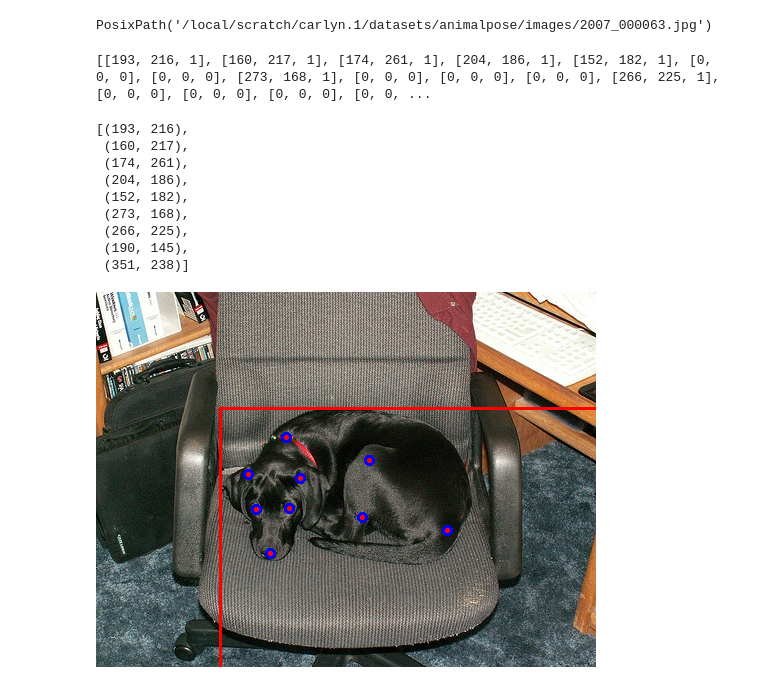
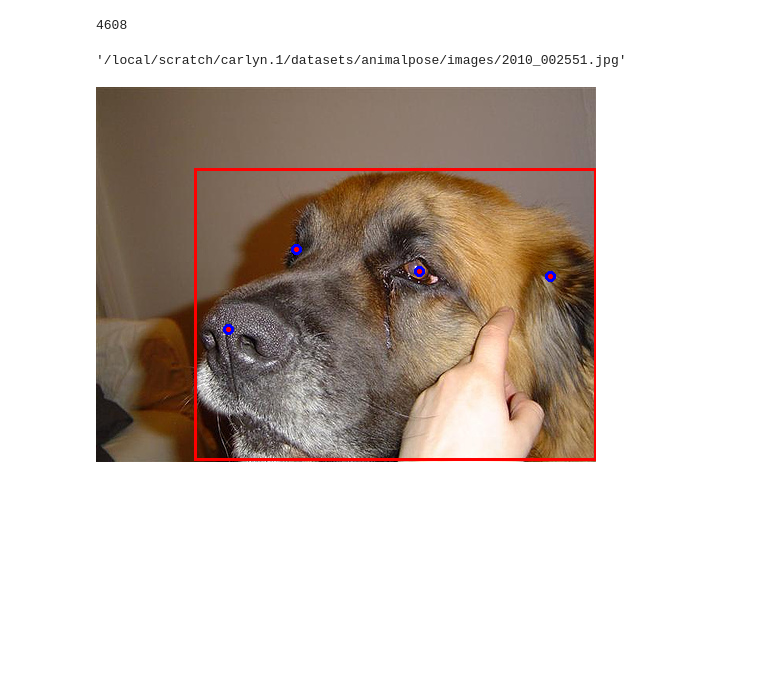
Before and after one commit to JuliaChae/FineDiffusion, a Jupyter notebook: pose_conditioning/notebooks/animalpose_dataset_inspection.ipynb, the cells around one changed output. Cells and saved outputs as stored; diff of their text form; code cells hidden in the pictures; blank space fills up the shorter version.

Commit message:
added animalpose dataset and refactoring

```diff
--- a/pose_conditioning/notebooks/animalpose_dataset_inspection.ipynb
+++ b/pose_conditioning/notebooks/animalpose_dataset_inspection.ipynb
@@ -45,0 +1,7 @@ ann_data["info"]
+# %%
+from pathlib import Path
+
+from pose_cond_tools.dataset_tools import AnimalPoseTools
+
+dataset_tools = AnimalPoseTools("/local/scratch/carlyn.1/datasets/animalpose/")
+dataset_tools.annotation_data.keys()
@@ -95,47 +27,32 @@ ann_data['annotations'][0]
-# %%
-ann_point = ann_data['annotations'][0]
-img_local_path = ann_data['images'][str(ann_point['image_id'])]
-
-img_path = Path("/local/scratch/carlyn.1/datasets/animalpose/images") / img_local_path
-img_path
-# %% [output]
-PosixPath('/local/scratch/carlyn.1/datasets/animalpose/images/2007_000063.jpg')
-# %%
-# Based on the file here: https://github.com/AlexTheBad/AP-10K/blob/main/tools/dataset/parse_animalpose_dataset.py
-# It seems that the format is <x>, <y>, <is_valid>, <x2>, <y2>, <is_valid2>, ...?
-# As long as the <is_valid> is not 0, it should be good. Even though the file only puts either 0 or 2
-
-keypoints = []
-print(ann_point['keypoints'])
-for x, y, is_valid in ann_point['keypoints']:
-    if is_valid > 0:
-        keypoints.append((x, y))
-keypoints
-# %% [output]
-[[193, 216, 1], [160, 217, 1], [174, 261, 1], [204, 186, 1], [152, 182, 1], [0, 0, 0], [0, 0, 0], [273, 168, 1], [0, 0, 0], [0, 0, 0], [0, 0, 0], [266, 225, 1], [0, 0, 0], [0, 0, 0], [0, 0, 0], [0, 0, ...
-[(193, 216),
- (160, 217),
- (174, 261),
- (204, 186),
- (152, 182),
- (273, 168),
- (266, 225),
- (190, 145),
- (351, 238)]
+# %%
+img_paths = dataset_tools.get_image_paths()
+
+print(len(img_paths))
+# %% [output]
+4608
+# %%
+img_path, ann_point = dataset_tools.sample_random()
+
+img_path
+# %% [output]
+'/local/scratch/carlyn.1/datasets/animalpose/images/2010_002551.jpg'
 # %%
 from PIL import Image, ImageDraw
 
 img = Image.open(img_path)
 
 imd = ImageDraw.Draw(img)
 
+keypoints = dataset_tools.get_keypoints(ann_point, get_only_visible=True)
+bbox = dataset_tools.get_bbox(ann_point)
+
 r = 5
 for x, y in keypoints:
-    imd.ellipse((x-r, y-r, x+r, y+r), fill='red', outline='blue', width=3)
+    imd.ellipse((x - r, y - r, x + r, y + r), fill="red", outline="blue", width=3)
 
-x, y, w, h = ann_point['bbox']
-imd.rectangle((x, y, x+w, y+h), fill=None, outline='red', width=3)
+x1, y1, x2, y2 = bbox
+imd.rectangle((x1, y1, x2, y2), fill=None, outline="red", width=3)
 
 img
 # %% [output]
-[figure, old version]
+[figure, new version]
```
Also changed, not shown: parts of 14 cells of this notebook, 14 other files.
